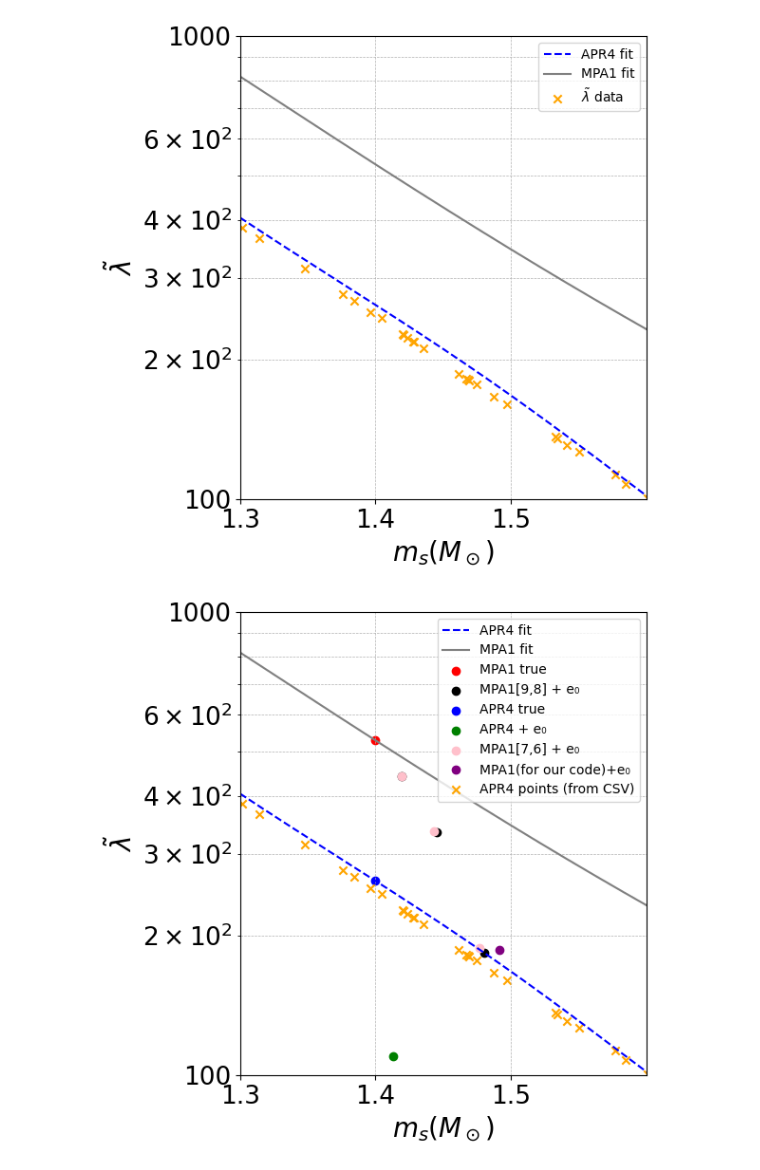
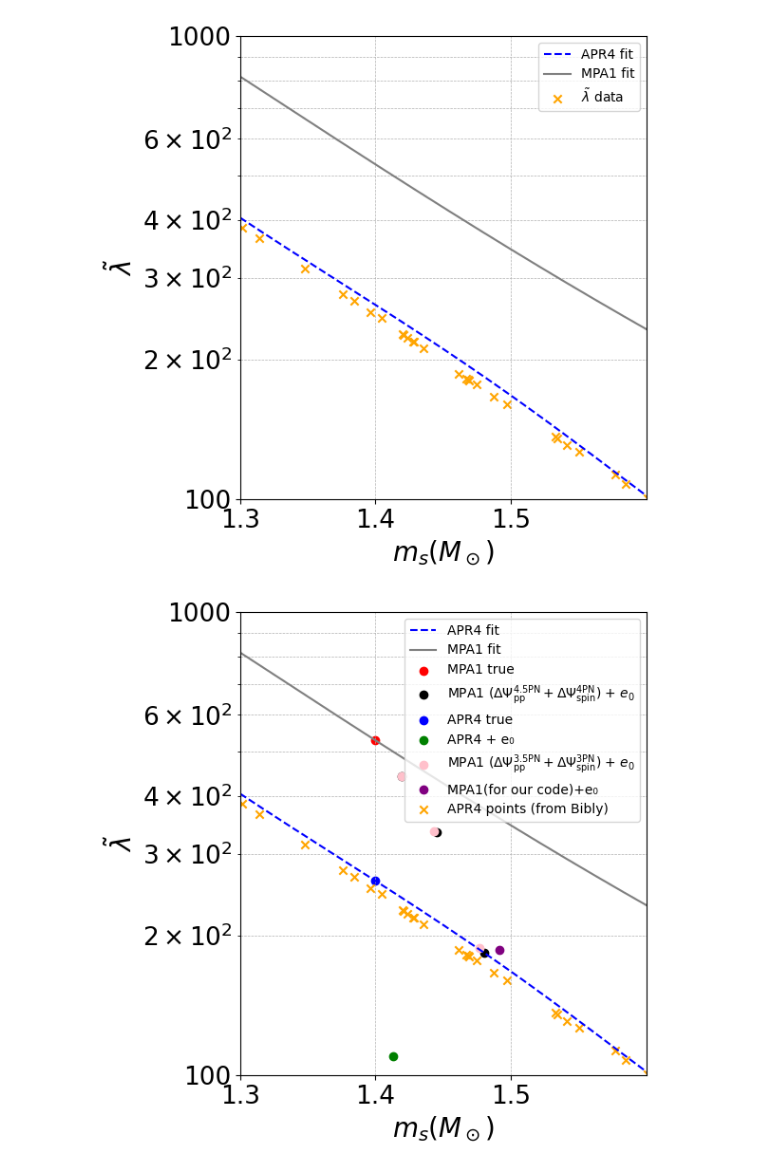
Before and after one commit to Brightshinesunny/Project, a Jupyter notebook: Untitled72.ipynb, the cells around one changed output. Cells and saved outputs as stored; diff of their text form; code cells hidden in the pictures.

```diff
--- a/Untitled72.ipynb
+++ b/Untitled72.ipynb
@@ -86,35 +86,47 @@ df = pd.read_csv("/content/APR4_EPP-m1eqm2-sample-100.csv")
 # --- Plot 준비 ---
 fig, ax = plt.subplots(figsize=(6, 6))
 
 ms_vals = np.linspace(1.3, 1.6, 300)
 ax.plot(ms_vals, fit_apr4(ms_vals), label="APR4 fit", color="blue", linestyle="--")
 ax.plot(ms_vals, fit_mpa1(ms_vals), label="MPA1 fit", color="gray", linestyle="-")
 
 # --- 점 찍기 ---
 ax.scatter(*map1_true, color='red', label="MPA1 true")
-ax.scatter(*zip(*map1_ecc), color='black', label="MPA1[9,8] + e₀")
+
+ax.scatter(*zip(*map1_ecc),
+           color='black',
+           label=r"MPA1 ($\Delta\Psi^{4.5\mathrm{PN}}_{\mathrm{pp}} + \Delta\Psi^{4\mathrm{PN}}_{\mathrm{spin}}$) + $e_0$")
+
 ax.scatter(*apr4_true, color='blue', label="APR4 true")
-ax.scatter(*zip(*apr4_ecc), color='green', label="APR4 + e₀")
-ax.scatter(*zip(*map1_ecc2), color='pink', label="MPA1[7,6] + e₀")
+
+ax.scatter(*zip(*apr4_ecc),
+           color='green',
+           label="APR4 + e₀")
+
+ax.scatter(*zip(*map1_ecc2),
+           color='pink',
+           label=r"MPA1 ($\Delta\Psi^{3.5\mathrm{PN}}_{\mathrm{pp}} + \Delta\Psi^{3\mathrm{PN}}_{\mathrm{spin}}$) + $e_0$")
+
+
 ax.scatter(*map1_ecc3, color='purple', label="MPA1(for our code)+e₀")
 
 # --- 여기! 노란색 점들을 CSV 데이터로 교체 ---
 ax.scatter(df["m1"], df["lambda_tilde"],
-           color='orange', marker='x', label="APR4 points (from CSV)")
+           color='orange', marker='x', label="APR4 points (from Bibly)")
 
 # --- 축/라벨/옵션 ---
 ax.set_xlim(1.3, 1.6)
 ax.set_ylim(100, 1000)
 ax.set_yscale("log")
 ax.set_xticks([1.3, 1.4, 1.5])
 ax.set_xlabel(r"$m_s (M_\odot)$", fontsize=20)
 ax.set_ylabel(r"$\tilde{\lambda}$", fontsize=20)
 ax.yaxis.set_major_formatter(LogFormatter(base=10))
 ax.grid(True, which="both", linestyle="--", linewidth=0.5)
 ax.tick_params(axis='both', which='both', labelsize=19)
 ax.legend(fontsize=10)
 
 plt.tight_layout()
 plt.show()
 # %% [output]
-[figure, old version]
+[figure, new version]
```
Also changed, not shown: parts of 2 cells of this notebook.
